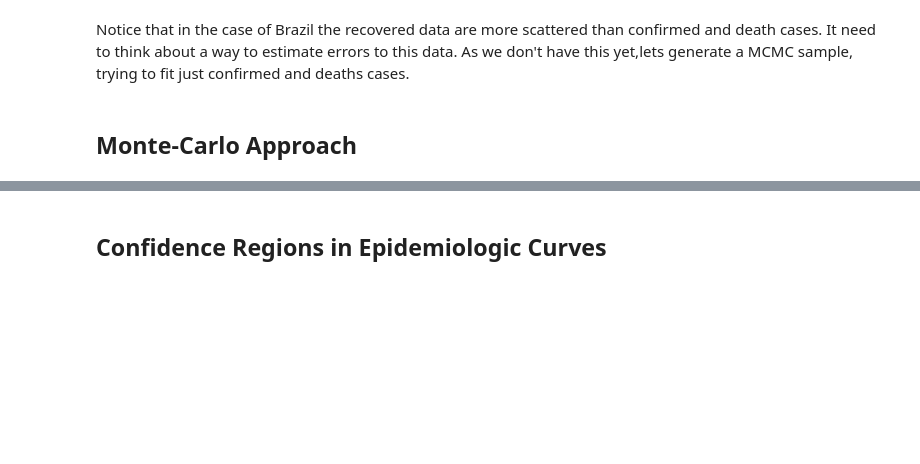
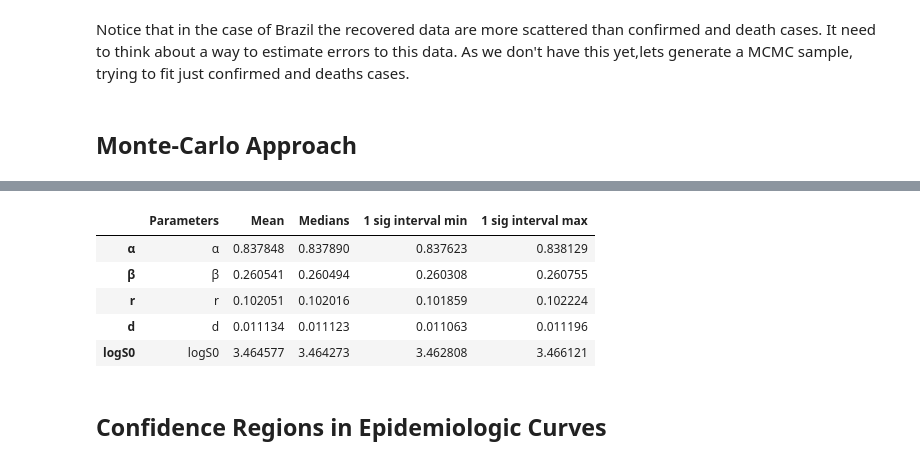
Before and after one commit to emdemor/cov19, a Jupyter notebook: main.ipynb, the cells around one changed output, grey strips where cells are left out. Saved outputs shown, nothing was run; the diff lists cells and outputs as text; code cells hidden in the pictures; blank space fills up the shorter version.

```diff
--- a/main.ipynb
+++ b/main.ipynb
@@ -81,3 +74,12 @@ memory usage: 265.6 MB
+# %%
+SingleParameterEstimates
+# %% [output]
+|  | Parameters | Mean | Medians | 1 sig interval min | 1 sig interval max |
+| α | α | 0.837848 | 0.837890 | 0.837623 | 0.838129 |
+| β | β | 0.260541 | 0.260494 | 0.260308 | 0.260755 |
+| r | r | 0.102051 | 0.102016 | 0.101859 | 0.102224 |
+| d | d | 0.011134 | 0.011123 | 0.011063 | 0.011196 |
+| logS0 | logS0 | 3.464577 | 3.464273 | 3.462808 | 3.466121 |
 # %% [markdown]
 ## Confidence Regions in Epidemiologic Curves
 # %%
```
Also changed, not shown: parts of 10 cells of this notebook, 6 other files.
